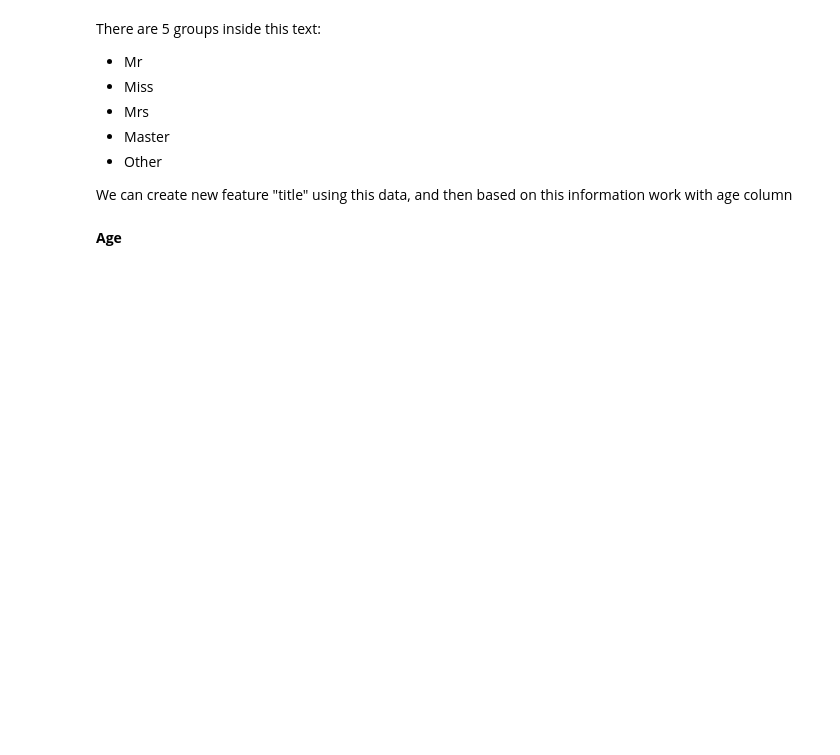
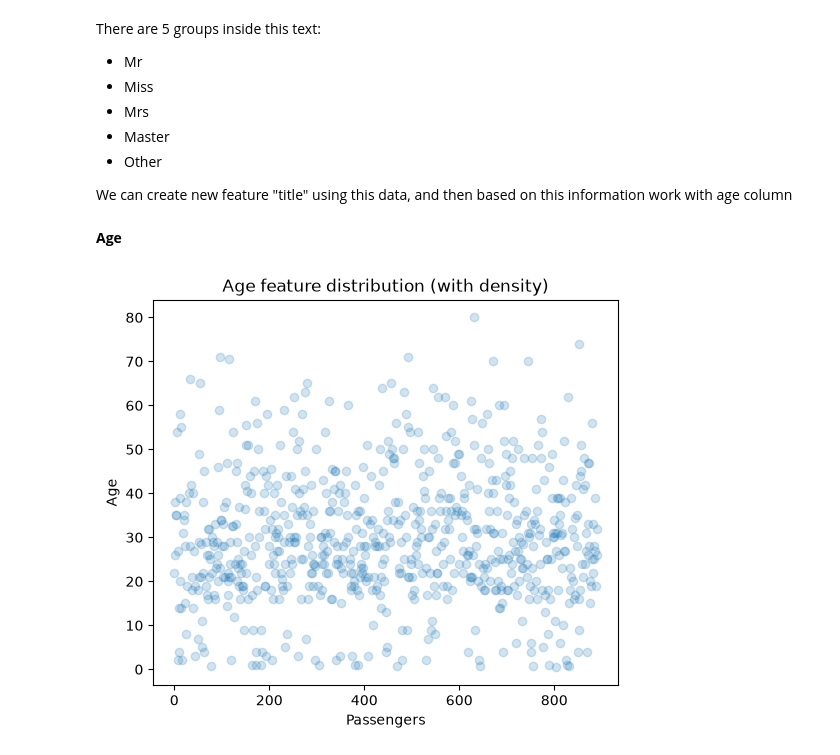
Before and after one commit to SpaceMakerc/Titanic---Machine-Learning-from-Disaster, a Jupyter notebook: titanic.ipynb, the cells around one changed output. Cells and saved outputs as stored; diff of their text form; code cells hidden in the pictures; blank space fills up the shorter version.

```diff
--- a/titanic.ipynb
+++ b/titanic.ipynb
@@ -164,0 +172,16 @@ name_pipeline = make_pipeline(
+# %%
+plt.figure(figsize=(6, 5))
+
+plt.scatter(
+    x=titanic_train_data.index,
+    y=titanic_train_data["Age"],
+    alpha=0.2
+)
+
+plt.xlabel("Passengers")
+plt.ylabel("Age")
+plt.title("Age feature distribution (with density)")
+
+plt.show()
+# %% [output]
+[figure, added]
```
Also changed, not shown: parts of 5 cells of this notebook.
